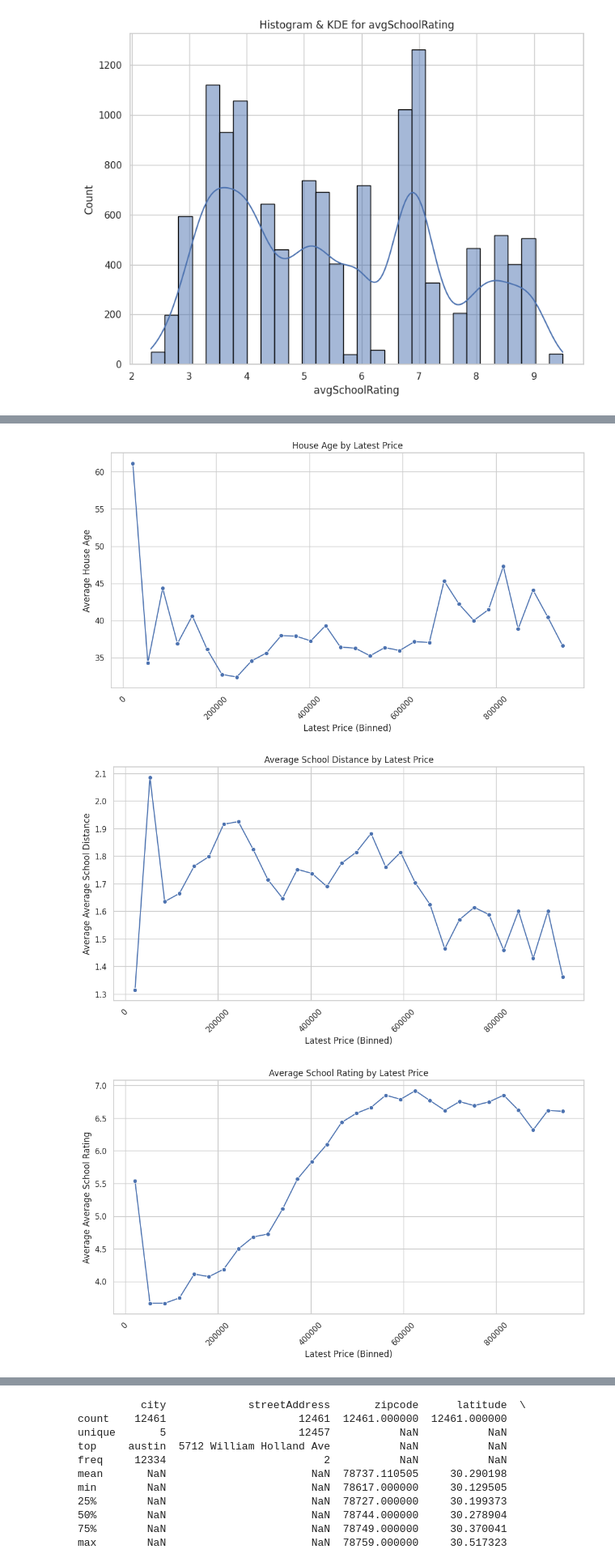
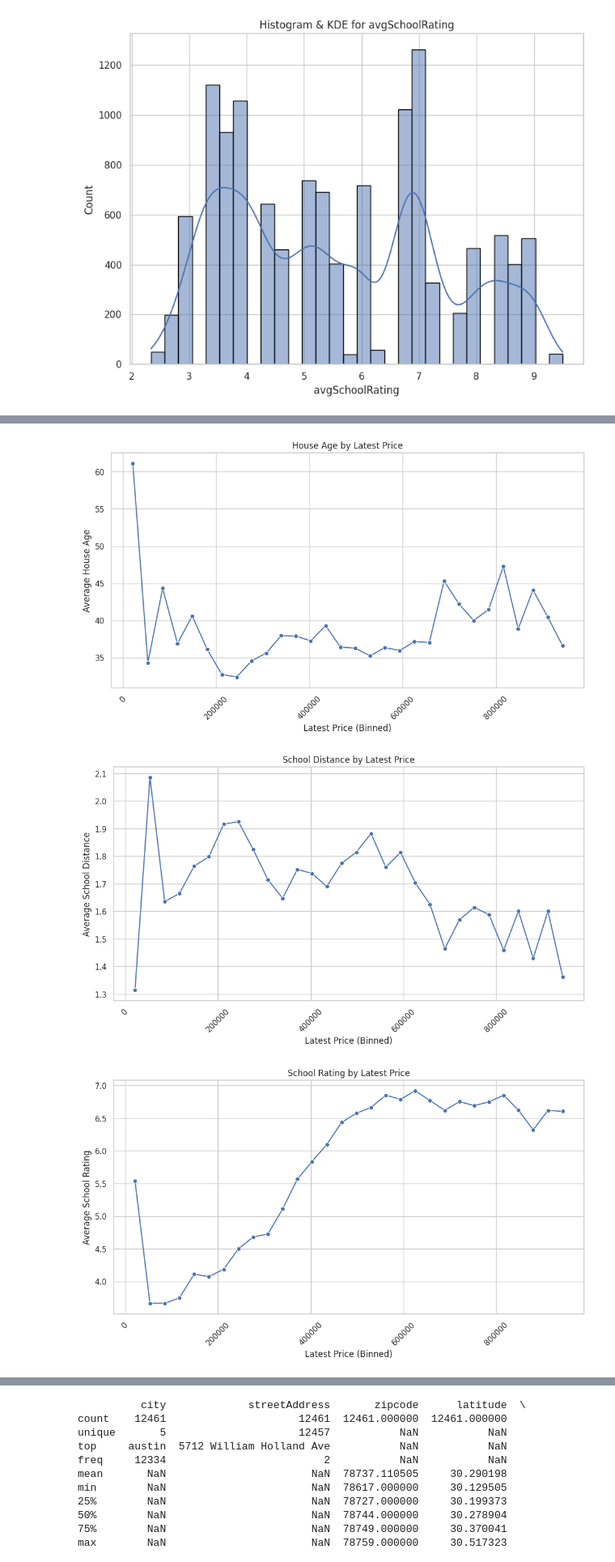
Before and after one commit to tbeerio/AI-For-Leaders, a Jupyter notebook: OMDS-ModB2-Week4-Beer-Tim.ipynb, the cells around one changed output, grey strips where cells are left out. Shown at 81% size. Saved outputs shown, nothing was run; the diff lists cells and outputs as text; code cells hidden in the pictures.

```diff
--- a/OMDS-ModB2-Week4-Beer-Tim.ipynb
+++ b/OMDS-ModB2-Week4-Beer-Tim.ipynb
@@ -373,37 +372,37 @@ columns_to_plot = ['pricePerSqFt', 'livingAreaSqFt', 'lotSizeSqFt',
 # Titles for the plots
 titles = ['Price Per SqFt', 'Living Area SqFt', 'Lot Size SqFt',
           'Number of Bedrooms', 'Number of Bathrooms', 'House Age',
-          'Average School Distance', 'Average School Rating']
+          'School Distance', 'School Rating']
 
 # Create 8 line plots
 for col, title in zip(columns_to_plot, titles):
     if col in df_cleaned.columns:
         # Group by latestPrice bins and calculate mean
         grouped_data = df_cleaned.groupby(price_bins)[col].mean().reset_index()
 
         # Extract bin midpoints for plotting
         bin_midpoints = grouped_data['latestPrice'].apply(lambda x: x.mid)
 
         # Plot
         plt.figure(figsize=(12, 6))
         sns.lineplot(x=bin_midpoints, y=grouped_data[col], marker='o')
         plt.title(f'{title} by Latest Price')
         plt.xlabel('Latest Price (Binned)')
         plt.ylabel(f'Average {title}')
         plt.xticks(rotation=45)
         plt.grid(True)
         plt.show()
     else:
         print(f"Column '{col}' not found in df_cleaned")
 # %% [output]
 [figure]
 [figure]
 [figure]
 [figure]
 [figure]
 [figure]
-[figure, old version]
+[figure, new version]
-[figure, old version]
+[figure, new version]
 # %%
 # 3. Draw a bar plot to indicate total counts of each categorical variable in a given column.
 
```
Also changed, not shown: parts of 4 cells of this notebook.
